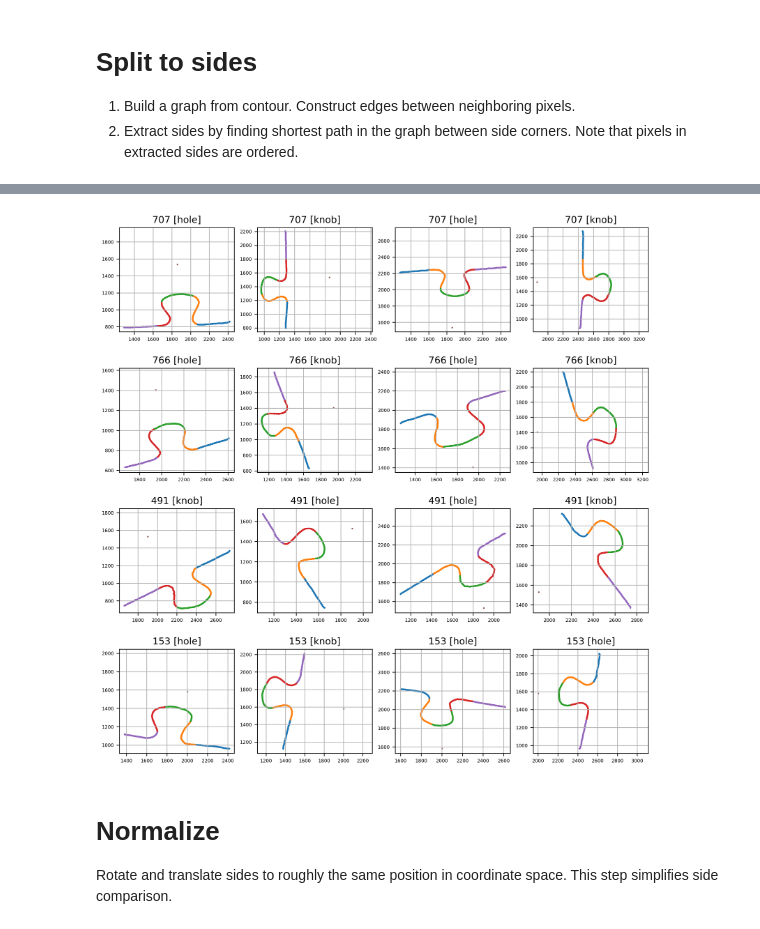
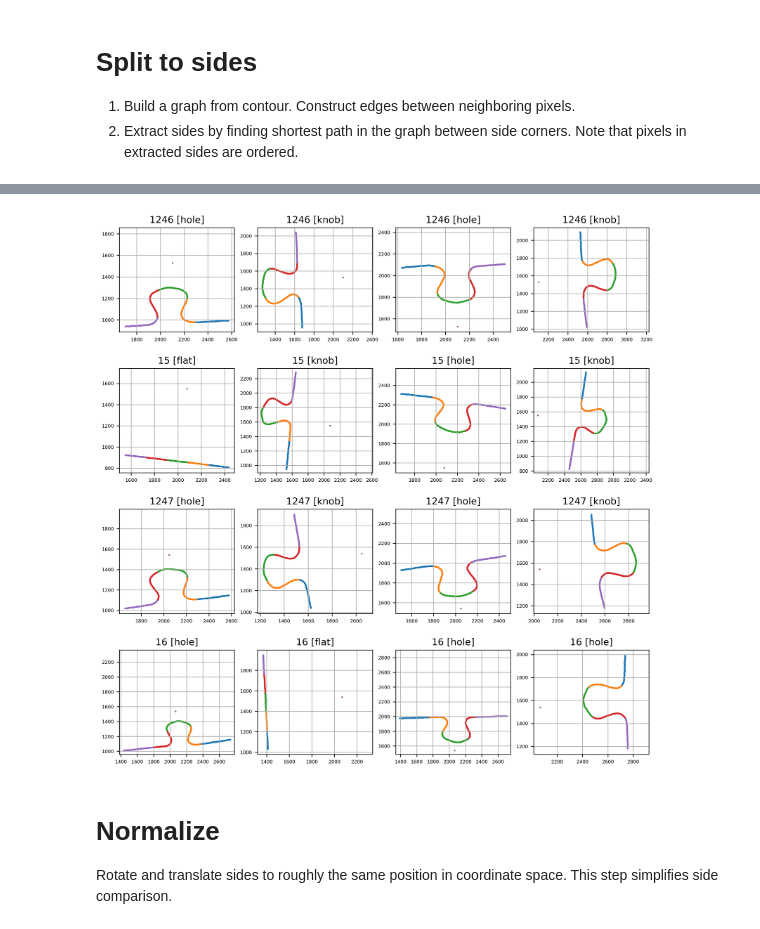
Before and after one commit to FilipHanzel/aa72-jigsaw-solution, a Jupyter notebook: 02_edges.ipynb, the cells around one changed output, grey strips where cells are left out. Drawn from its saved outputs; the diff is of its cells as text; code cells hidden in the pictures.

```diff
--- a/02_edges.ipynb
+++ b/02_edges.ipynb
@@ -32,7 +32,7 @@ contours = {}
 corners = {}
 with open(IN_PATH, "rb") as f:
     for piece_id, contour, piece_corners in tqdm(pickle.load(f)):
-        if piece_id in (491, 153, 707, 766):
+        if piece_id in (15, 1247, 1246, 16):
             contours[piece_id] = tuple(tuple(map(int, pixel)) for pixel in contour)
             corners[piece_id] = tuple(
                 tuple(map(float, point)) for point in piece_corners
@@ -215,3 +241,44 @@ def classify_side(
     if far_distance > close_distance:
         return "knob"
     return "hole"
+# %%
+dummy_piece = """\
+0     X     0
+  XXXXXXXXXX
+ X         X
+ X         X
+ X         X
+ X         X XXX
+ X         XX   X
+ X         XXXXX
+ X         X
+ X         X
+ X  XXXXX  X
+ X XX   XX X
+  XX     XX 0
+0"""
+
+test_corners = []
+test_pixels = []
+
+w, h = 0, 0
+
+for row_idx, row in enumerate(dummy_piece.split("\n")):
+    for col_idx, char in enumerate(row):
+        if char == "0":
+            test_corners.append((row_idx, col_idx))
+        elif char == "X":
+            test_pixels.append((row_idx, col_idx))
+
+        w = max(w, col_idx)
+        h = max(h, row_idx)
+
+sides, side_corners = extract_sides(test_corners, test_pixels, 3)
+
+for row_idx in range(h + 1):
+    for col_idx in range(w + 1):
+        pixel = (row_idx, col_idx)
+        is_in = [side_idx for side_idx, side in enumerate(sides) if pixel in side]
+        char = "C" if len(is_in) == 2 else is_in[0] if len(is_in) == 1 else " "
+        print(char, end="")
+    print()
@@ -223,35 +303,35 @@ for piece_idx, piece_id in tqdm(enumerate(pieces_ids)):
     sides[piece_id] = [
         {
             "pixels": side_pixels,
             "corners": side_corners,
             "type": classify_side(
                 piece_corners=corners[piece_id],
                 side_corners=side_corners,
                 side_pixels=side_pixels,
                 tolerance=50.0,
             ),
         }
         for side_pixels, side_corners in zip(
-            *extract_sides(corners[piece_id], contours[piece_id])
+            *extract_sides(corners[piece_id], contours[piece_id], corner_margin=20.0)
         )
     ]
 
     for side_idx, side in enumerate(sides[piece_id]):
         ax = axes[piece_idx * 4 + side_idx]
 
         title = f"{piece_id} [{side['type']}]"
 
         steps = 5
         step_size = len(side["pixels"]) // steps
 
         scatter_plot_lines(
             ax,
             title,
             [side["pixels"][i * step_size : (i + 1) * step_size] for i in range(steps)]
             + [[_get_centroid(corners[piece_id])]],
         )
 # %% [output]
-[figure, old version]
+[figure, new version]
 # %% [markdown]
 # Normalize
 
```
Also changed, not shown: parts of 6 cells of this notebook.
